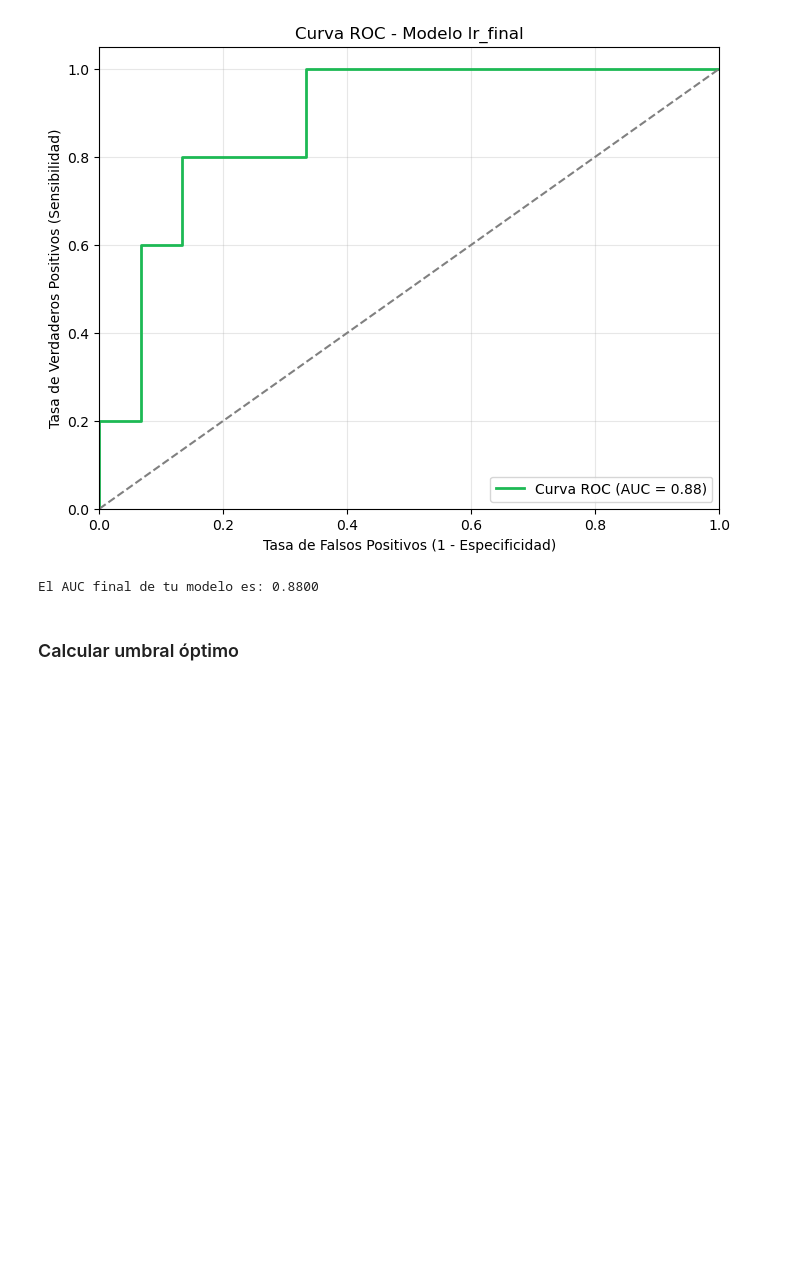
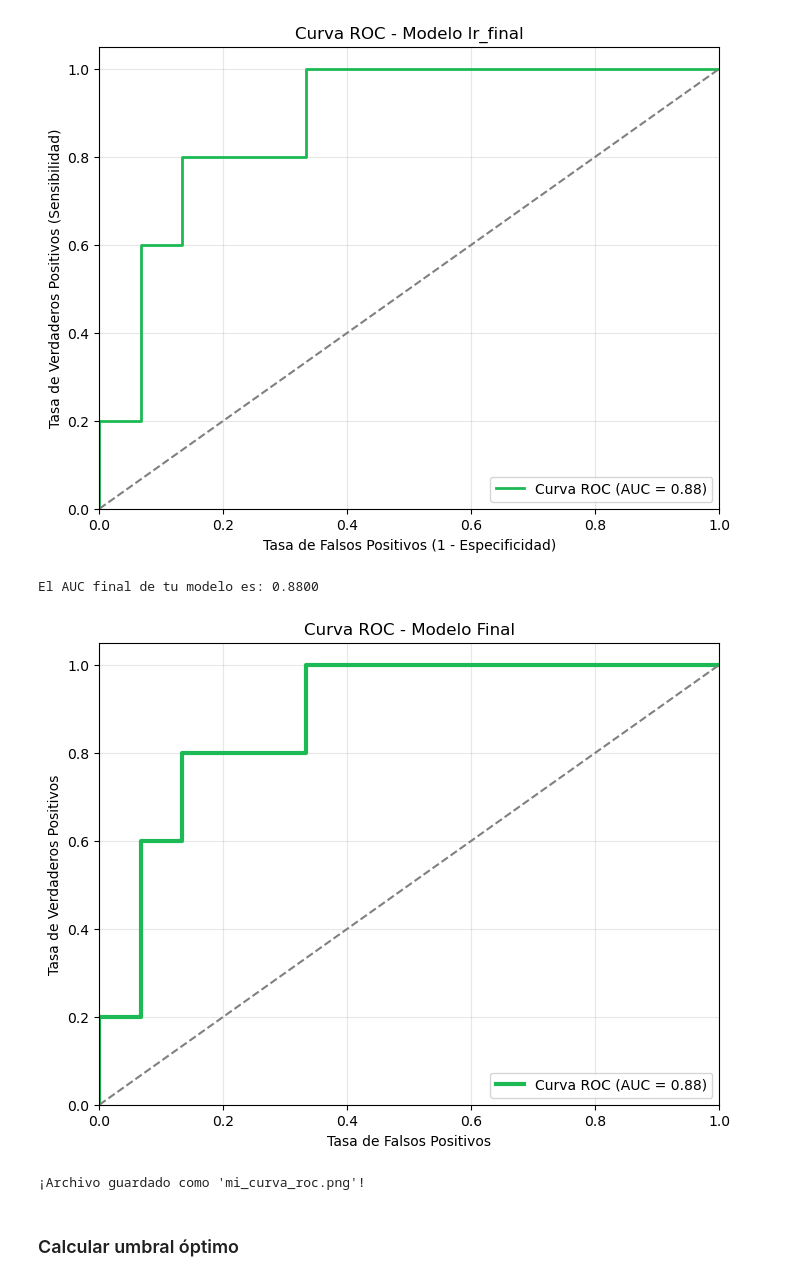
Before and after one commit to palopola/TP_SPOTIFY, a Jupyter notebook: Predicción_logística_abandono_ML.ipynb, the cells around one changed output. Drawn from its saved outputs; the diff is of its cells as text; code cells hidden in the pictures; blank space fills up the shorter version.

```diff
--- a/Predicción_logística_abandono_ML.ipynb
+++ b/Predicción_logística_abandono_ML.ipynb
@@ -422,6 +434,35 @@ print(f"El AUC final de tu modelo es: {auc_score:.4f}")
 # %% [output]
 [figure]
 El AUC final de tu modelo es: 0.8800
+# %%
+import matplotlib.pyplot as plt
+from sklearn.metrics import roc_curve, roc_auc_score
+
+# Asegúrate de tener definidos y_test y proba antes de esto
+auc_score = roc_auc_score(y_test, proba)
+fpr, tpr, thresholds = roc_curve(y_test, proba)
+
+plt.figure(figsize=(8, 6))
+plt.plot(fpr, tpr, color='#1DB954', lw=3, label=f'Curva ROC (AUC = {auc_score:.2f})')
+plt.plot([0, 1], [0, 1], color='gray', linestyle='--')
+
+plt.xlim([0.0, 1.0])
+plt.ylim([0.0, 1.05])
+plt.xlabel('Tasa de Falsos Positivos')
+plt.ylabel('Tasa de Verdaderos Positivos')
+plt.title('Curva ROC - Modelo Final')
+plt.legend(loc="lower right")
+plt.grid(alpha=0.3)
+
+# ESTA ES LA LÍNEA MÁGICA:
+# Se guardará en la misma carpeta donde tengas tu archivo de Python
+plt.savefig('mi_curva_roc.png', dpi=300, bbox_inches='tight')
+
+plt.show()
+print("¡Archivo guardado como 'mi_curva_roc.png'!")
+# %% [output]
+[figure, added]
+¡Archivo guardado como 'mi_curva_roc.png'!
 # %%
 Si eliges a un usuario que se va a ir y a uno que se va a quedar al azar,
 hay un 88% de probabilidad de que tu modelo le asigne una puntuación de riesgo más alta al que realmente se va.
```
Also changed, not shown: parts of 2 cells of this notebook, 3 other files.
